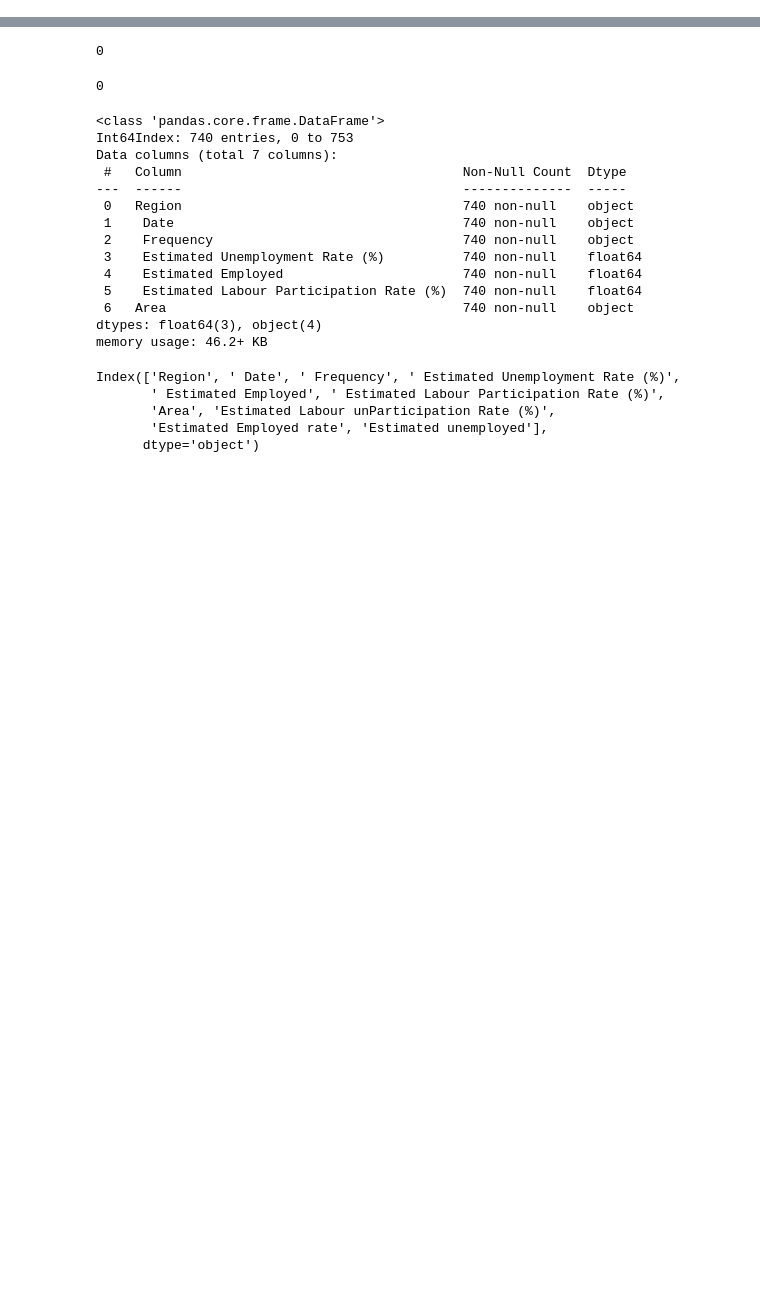
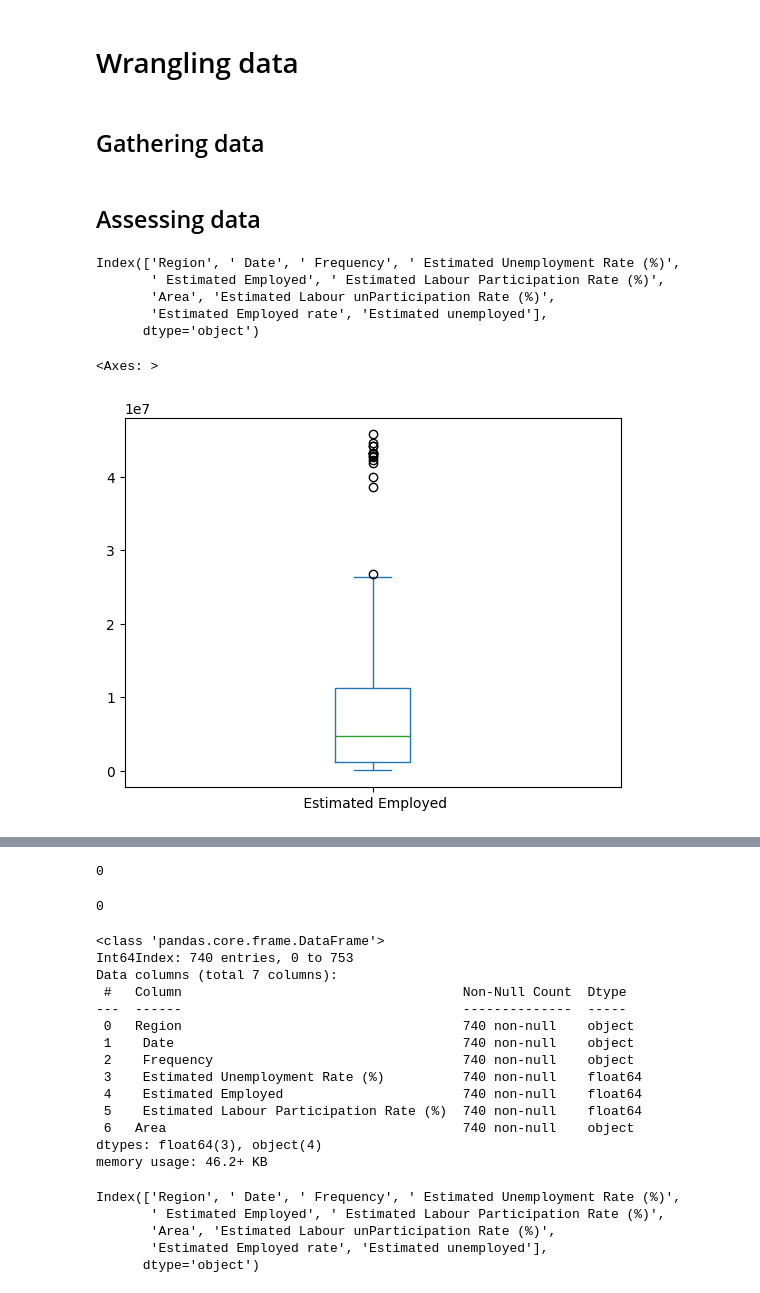
Before and after one commit to zyad-khaled/COGNORISE, a Jupyter notebook: FirstTask.ipynb, the cells around one changed output, grey strips where cells are left out. Saved outputs shown, nothing was run; the diff lists cells and outputs as text; code cells hidden in the pictures; blank space fills up the shorter version.

```diff
--- a/FirstTask.ipynb
+++ b/FirstTask.ipynb
@@ -2,6 +2,25 @@
 import pandas as pd
 import numpy as np
 import matplotlib.pyplot as plt
+# %% [markdown]
+# Wrangling data
+# %% [markdown]
+## Gathering data
 # %%
 unemployment = pd.read_csv("C:\\Users\\Al-arab\\Desktop\\COGNORISE\\Unemployment in India.csv")
 unemploymentrate = pd.read_csv("C:\\Users\\Al-arab\\Desktop\\COGNORISE\\Unemployment_Rate_upto_11_2020.csv")
+# %% [markdown]
+## Assessing data
+# %%
+unemployment.columns
+# %% [output]
+Index(['Region', ' Date', ' Frequency', ' Estimated Unemployment Rate (%)',
+       ' Estimated Employed', ' Estimated Labour Participation Rate (%)',
+       'Area', 'Estimated Labour unParticipation Rate (%)',
+       'Estimated Employed rate', 'Estimated unemployed'],
+      dtype='object')
+# %%
+unemployment[" Estimated Employed"].plot(kind = "box")
+# %% [output]
+<Axes: >
+[figure, added]
```
Also changed, not shown: parts of 11 cells of this notebook.
